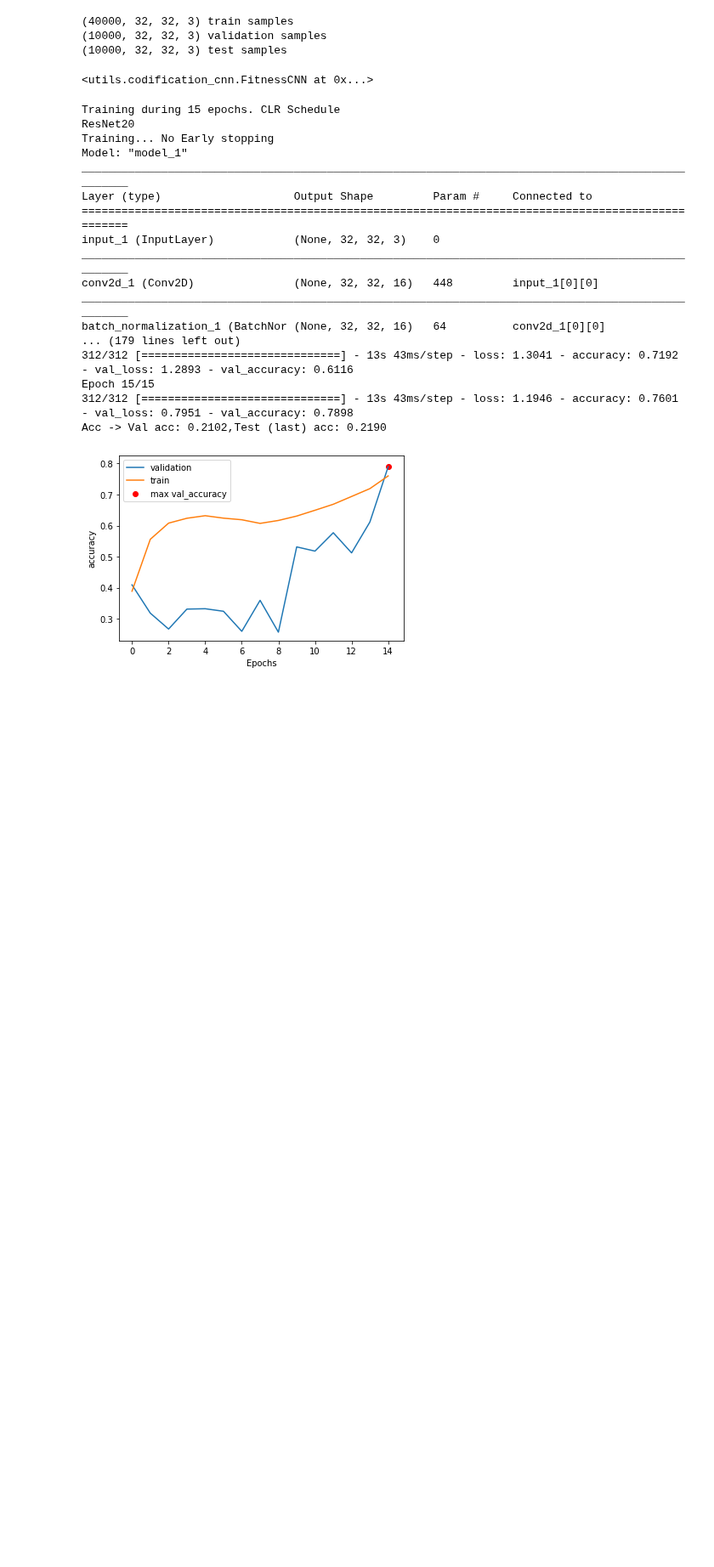
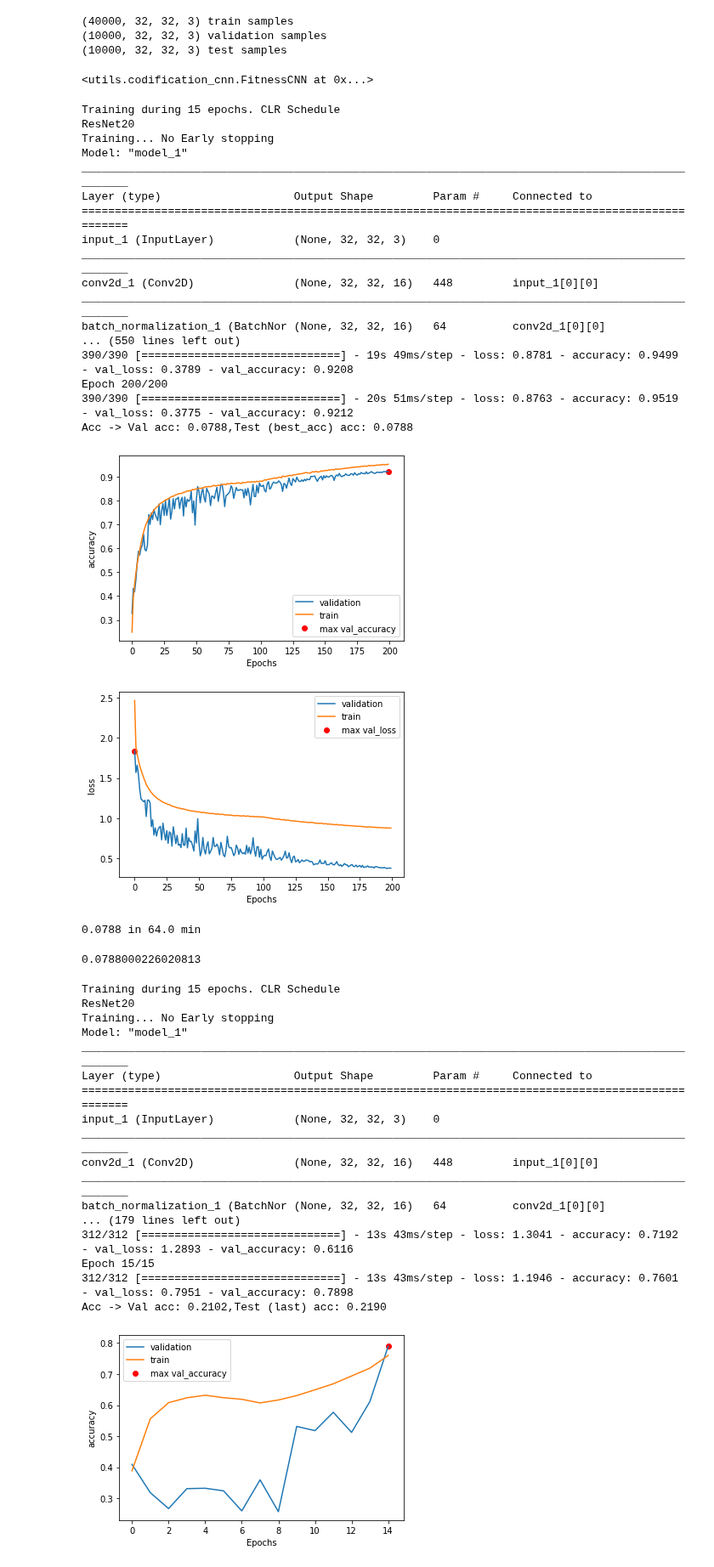
Before and after one commit to DanielMontecino/NeuroEvolution, a Jupyter notebook: experiments/PreDefined_Architectures_Eval.ipynb, the cells around one changed output. Shown at 85% size. Drawn from its saved outputs; the diff is of its cells as text; code cells hidden in the pictures; blank space fills up the shorter version.

```diff
--- a/experiments/PreDefined_Architectures_Eval.ipynb
+++ b/experiments/PreDefined_Architectures_Eval.ipynb
@@ -336,6 +336,7 @@ lr_find = False
 precise_eps = 200
 include_time = False
 test_eps = 200
+augment = True
 
 dataset = 'cifar10'
 dm = DataManager(dataset, clases=[], folder_var_mnist=None, num_clases=10) #, max_examples=8000)
@@ -344,12 +345,41 @@ fitness_cnn = FitnessCNN()
 fitness_cnn.set_params(data=data, verbose=verbose, batch_size=batch_size, reduce_plateau=redu_plat,
                epochs=epochs, cosine_decay=cosine_dec, early_stop=early_stop,
                warm_epochs=warm_up_epochs, base_lr=base_lr, smooth_label=smooth, find_lr=lr_find,
-               precise_epochs=precise_eps, include_time=include_time, test_eps=test_eps)
+               precise_epochs=precise_eps, include_time=include_time, test_eps=test_eps, augment=augment)
 # %% [output]
 (40000, 32, 32, 3) train samples
 (10000, 32, 32, 3) validation samples
 (10000, 32, 32, 3) test samples
 <utils.codification_cnn.FitnessCNN at 0x...>
+# %%
+print("Training during 15 epochs. CLR Schedule")
+
+fitness_cnn.cosine_decay = False
+
+print("ResNet20")
+fitness_cnn.calc(resnet20, test=True)
+# %% [output]
+Training during 15 epochs. CLR Schedule
+ResNet20
+Training... No Early stopping
+Model: "model_1"
+__________________________________________________________________________________________________
+Layer (type)                    Output Shape         Param #     Connected to
+==================================================================================================
+input_1 (InputLayer)            (None, 32, 32, 3)    0
+__________________________________________________________________________________________________
+conv2d_1 (Conv2D)               (None, 32, 32, 16)   448         input_1[0][0]
+__________________________________________________________________________________________________
+batch_normalization_1 (BatchNor (None, 32, 32, 16)   64          conv2d_1[0][0]
+... (550 lines left out)
+390/390 [==============================] - 19s 49ms/step - loss: 0.8781 - accuracy: 0.9499 - val_loss: 0.3789 - val_accuracy: 0.9208
+Epoch 200/200
+390/390 [==============================] - 20s 51ms/step - loss: 0.8763 - accuracy: 0.9519 - val_loss: 0.3775 - val_accuracy: 0.9212
+Acc -> Val acc: 0.0788,Test (best_acc) acc: 0.0788
+[figure, added]
+[figure, added]
+0.0788 in 64.0 min
+0.0788000226020813
 # %%
 print("Training during 15 epochs. CLR Schedule")
 
```
Also changed, not shown: 20 other files.
